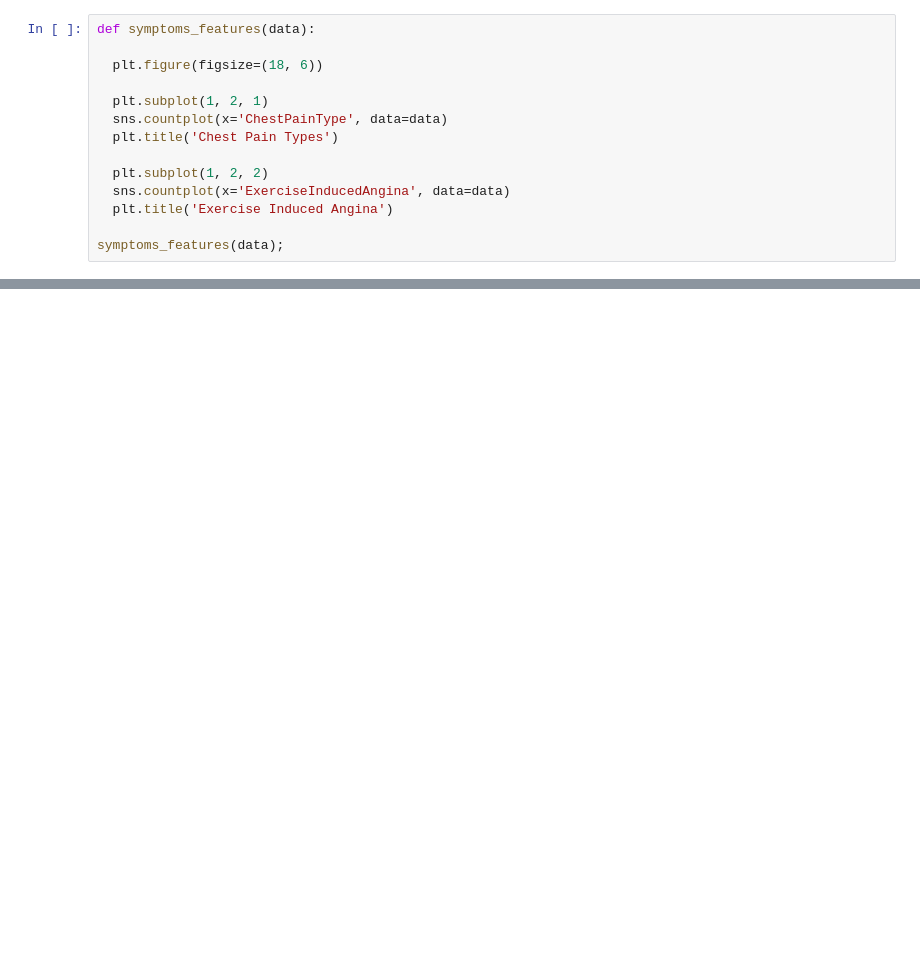
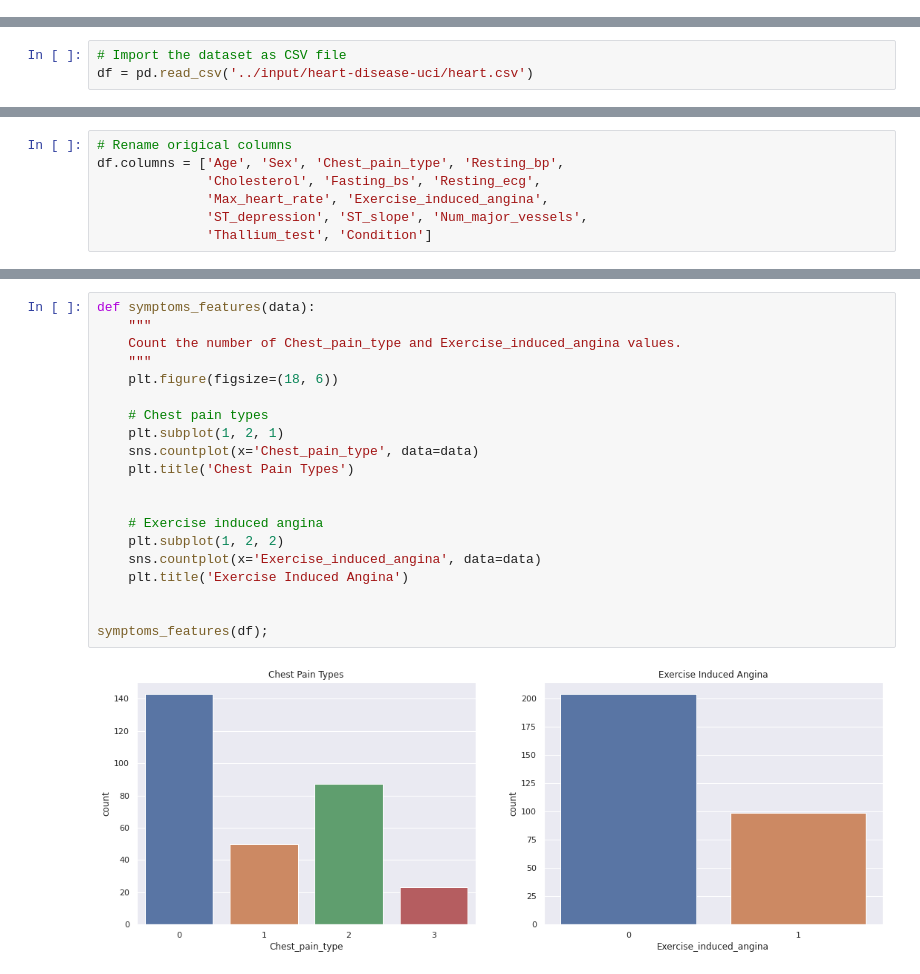
Before and after one commit to bayloid/heart, a Jupyter notebook: index.ipynb, the cells around one changed output, grey strips where cells are left out. Saved outputs shown, nothing was run; the diff lists cells and outputs as text; blank space fills up the shorter version.

```diff
--- a/index.ipynb
+++ b/index.ipynb
@@ -483,14 +0,0 @@ risk_factors_dist_condition(data);
-# %%
-def symptoms_features(data):
-
-  plt.figure(figsize=(18, 6))
-
-  plt.subplot(1, 2, 1)
-  sns.countplot(x='ChestPainType', data=data)
-  plt.title('Chest Pain Types')
-
-  plt.subplot(1, 2, 2)
-  sns.countplot(x='ExerciseInducedAngina', data=data)
-  plt.title('Exercise Induced Angina')
-
-symptoms_features(data);
@@ -723,0 +47,3 @@ y_pred=knn.predict(x_test.T)
+# %%
+# Import the dataset as CSV file
+df = pd.read_csv('../input/heart-disease-uci/heart.csv')
@@ -723,0 +113,7 @@ y_pred=knn.predict(x_test.T)
+# %%
+# Rename origical columns
+df.columns = ['Age', 'Sex', 'Chest_pain_type', 'Resting_bp',
+              'Cholesterol', 'Fasting_bs', 'Resting_ecg',
+              'Max_heart_rate', 'Exercise_induced_angina',
+              'ST_depression', 'ST_slope', 'Num_major_vessels',
+              'Thallium_test', 'Condition']
@@ -723,0 +555,22 @@ y_pred=knn.predict(x_test.T)
+# %%
+def symptoms_features(data):
+    """
+    Count the number of Chest_pain_type and Exercise_induced_angina values.
+    """
+    plt.figure(figsize=(18, 6))
+
+    # Chest pain types
+    plt.subplot(1, 2, 1)
+    sns.countplot(x='Chest_pain_type', data=data)
+    plt.title('Chest Pain Types')
+
+
+    # Exercise induced angina
+    plt.subplot(1, 2, 2)
+    sns.countplot(x='Exercise_induced_angina', data=data)
+    plt.title('Exercise Induced Angina')
+
+
+symptoms_features(df);
+# %% [output]
+[figure, added]
```
Also changed, not shown: parts of 104 cells of this notebook, 1 other file.
